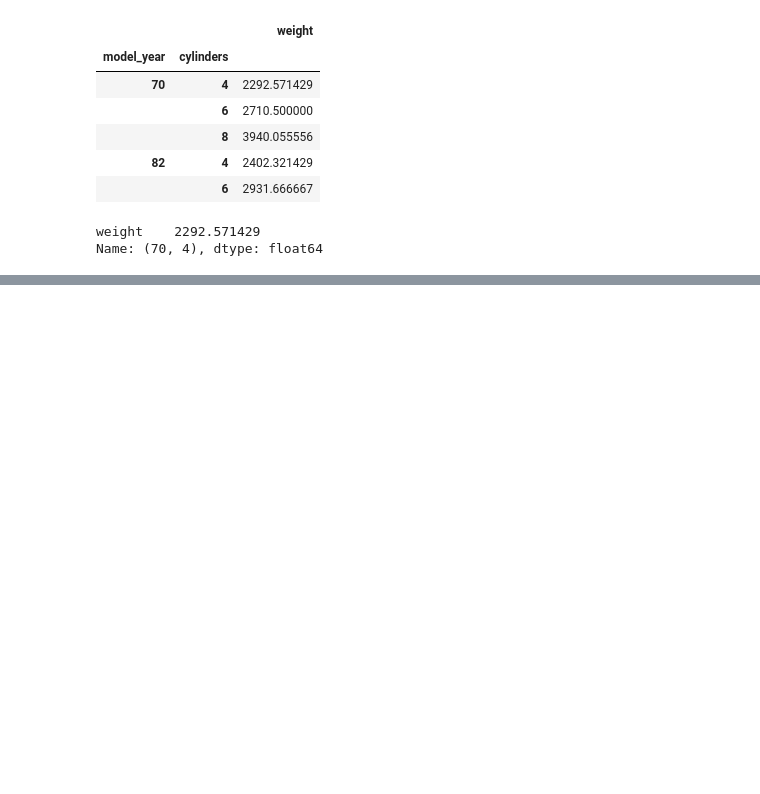
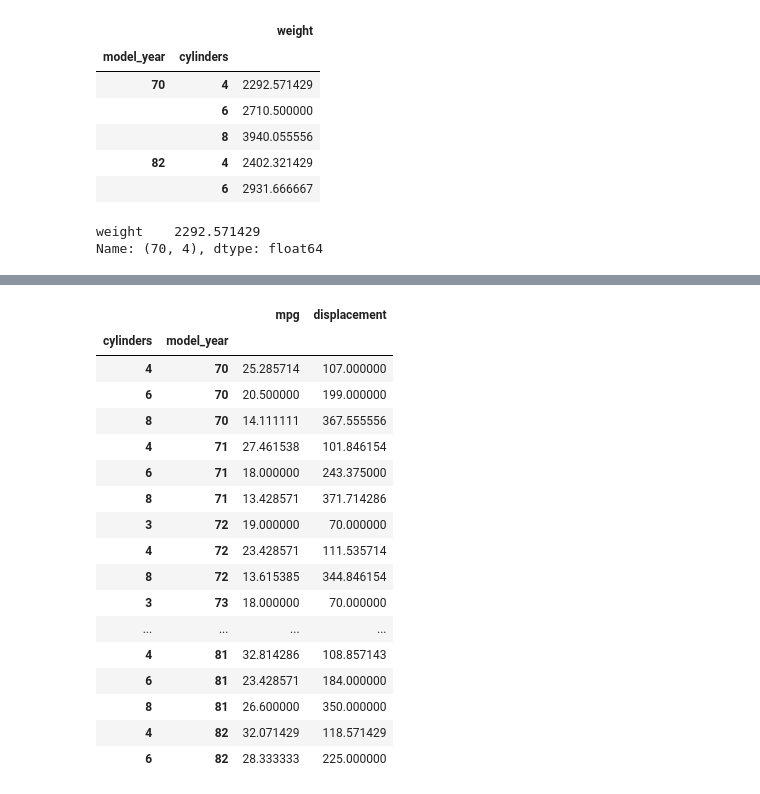
Before and after one commit to AlexTmbMifi/Pandas, a Jupyter notebook: Aggregation.ipynb, the cells around one changed output, grey strips where cells are left out. Saved outputs shown, nothing was run; the diff lists cells and outputs as text; code cells hidden in the pictures; blank space fills up the shorter version.

```diff
--- a/Aggregation.ipynb
+++ b/Aggregation.ipynb
@@ -151,0 +173,3 @@ Name: (70, 4), dtype: float64
+# %%
+df11 = df1.groupby(['model_year', 'cylinders']).aggregate({'mpg':'mean', 'displacement': 'mean'})
+df11.loc[[70, 82]] # получаем определенные года моделей с различными количеством цилиндров
@@ -151,0 +242,21 @@ Name: (70, 4), dtype: float64
+# %%
+df11.swaplevel() # поменяли уровни местами
+# %% [output]
+|  |  | mpg | displacement |
+| cylinders | model_year |  |  |
+| 4 | 70 | 25.285714 | 107.000000 |
+| 6 | 70 | 20.500000 | 199.000000 |
+| 8 | 70 | 14.111111 | 367.555556 |
+| 4 | 71 | 27.461538 | 101.846154 |
+| 6 | 71 | 18.000000 | 243.375000 |
+| 8 | 71 | 13.428571 | 371.714286 |
+| 3 | 72 | 19.000000 | 70.000000 |
+| 4 | 72 | 23.428571 | 111.535714 |
+| 8 | 72 | 13.615385 | 344.846154 |
+| 3 | 73 | 18.000000 | 70.000000 |
+| ... | ... | ... | ... |
+| 4 | 81 | 32.814286 | 108.857143 |
+| 6 | 81 | 23.428571 | 184.000000 |
+| 8 | 81 | 26.600000 | 350.000000 |
+| 4 | 82 | 32.071429 | 118.571429 |
+| 6 | 82 | 28.333333 | 225.000000 |
```
Also changed, not shown: parts of 11 cells of this notebook.
